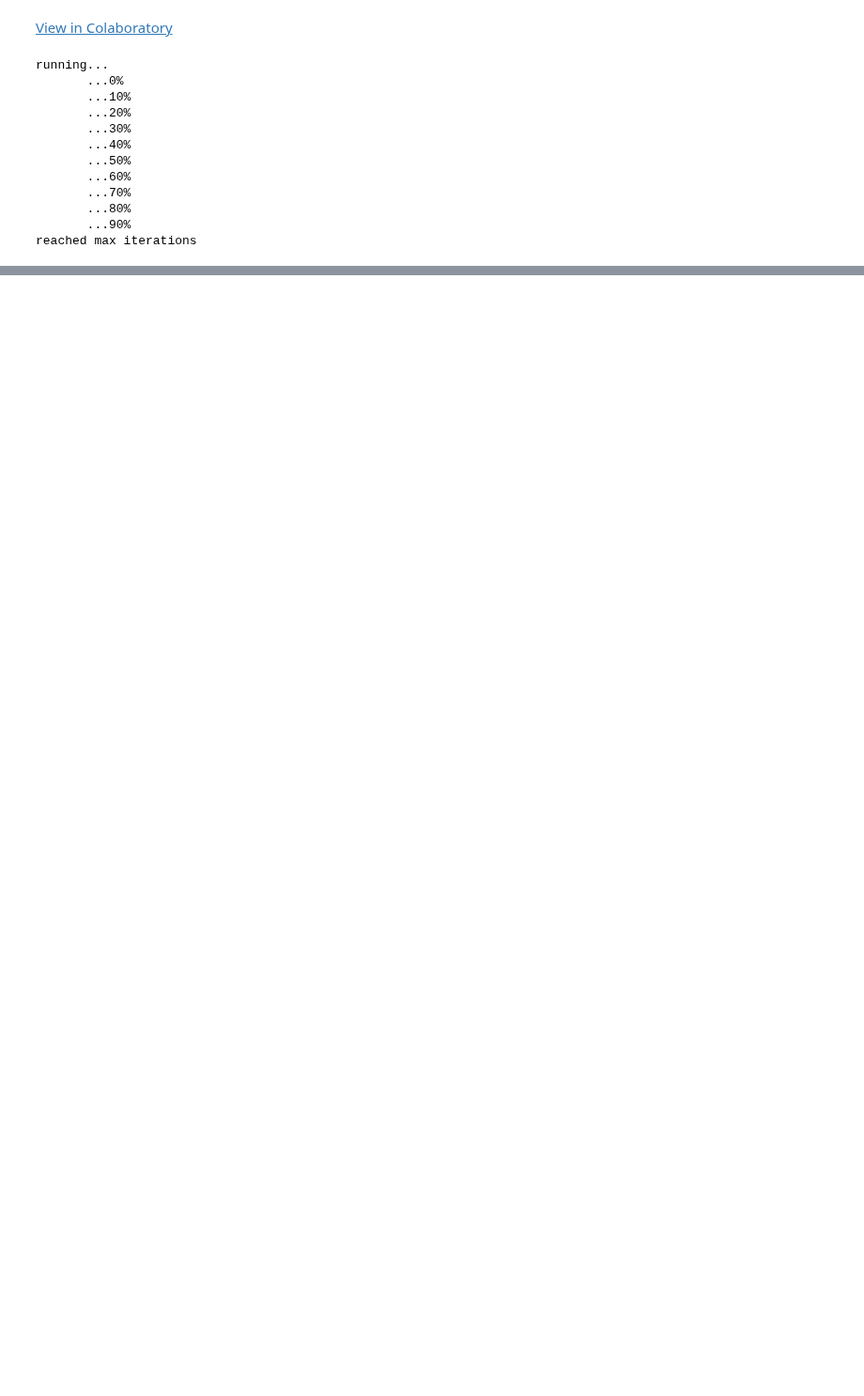
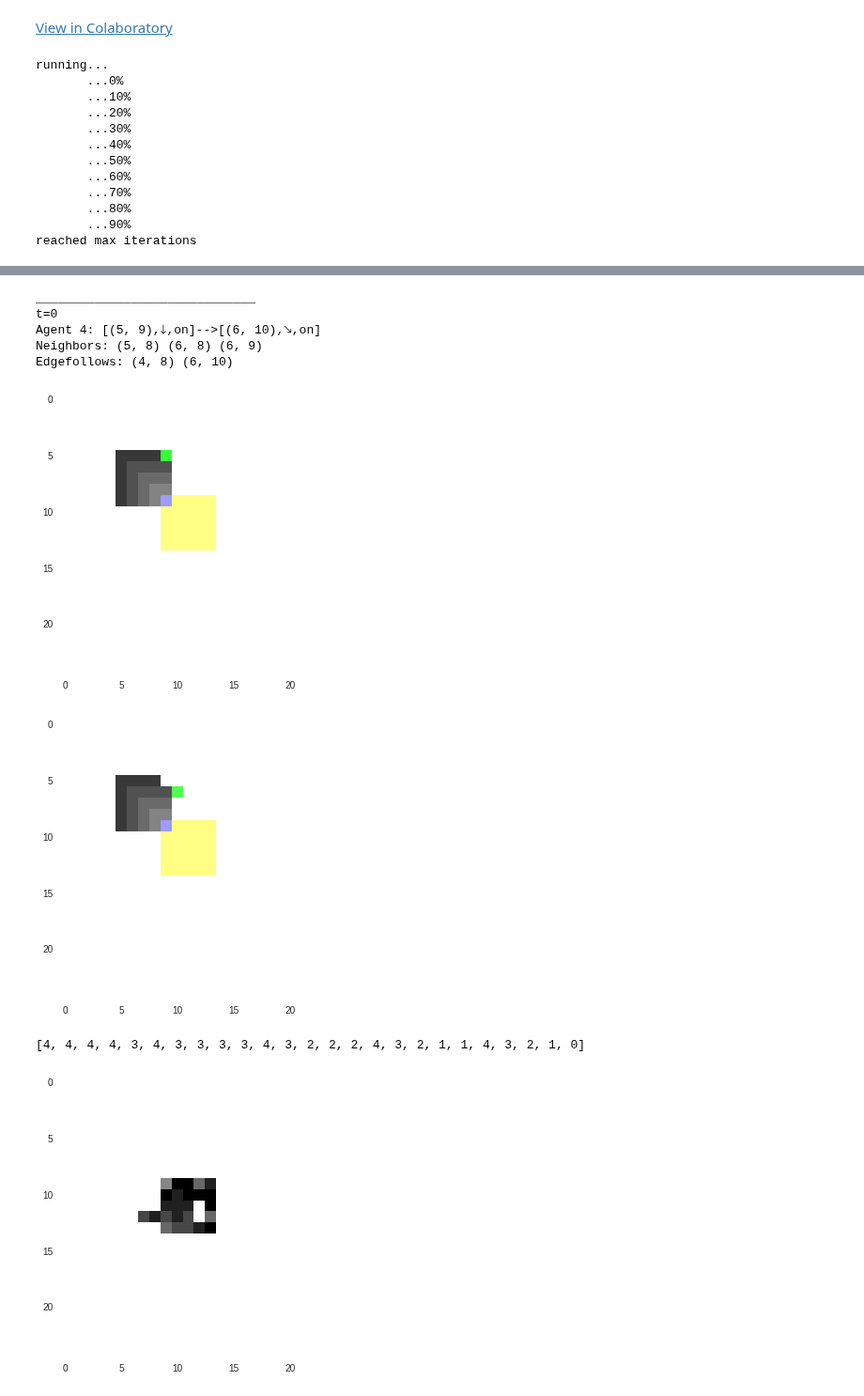
Before and after one commit to jpskycak/research_notebooks, a Jupyter notebook: modeling_programmable_self_assembly_with_cellular_automata.ipynb, the cells around one changed output, grey strips where cells are left out. Shown at 94% size. Cells and saved outputs as stored; diff of their text form; code cells hidden in the pictures; blank space fills up the shorter version.

```diff
--- a/modeling_programmable_self_assembly_with_cellular_automata.ipynb
+++ b/modeling_programmable_self_assembly_with_cellular_automata.ipynb
@@ -66,12 +66,14 @@ class Agents:
     grid = self.make_grid(highlight_agents_by_index=highlight_agents_by_index)
     self.logarray.append(grid)
 
-  def plot(self,t=-1):
-    grid = self.logarray[t]
-    plt.imshow(grid)
-    plt.grid(False)
-    plt.show()
+  def plot(self,t=0):
     print self.logstr[t]
+    nskip = 1
+    grids = [self.logarray[nskip+2*t],self.logarray[nskip+2*t+1]]
+    for grid in grids:
+      plt.imshow(grid)
+      plt.grid(False)
+      plt.show()
 
   #########################
   ### UPDATES UTILITIES ###
@@ -270,8 +272,10 @@ class Agents:
   def move(self,i):
     orig_coordinates = self.agent_coordinates[i]
     self.update_direction_coordinates(i)
+    self.coordinates_log.append(self.agent_coordinates)
     self.update_neighbors()
     self.update_gradient()
+    self.gradient_log.append(self.gradient)
     self.update_activities()
     if self.agent_coordinates[i] == orig_coordinates:
       return False
@@ -288,6 +292,8 @@ class Agents:
     self.grid_shape = (scale*L, scale*L)
     self.template_coordinates = self.init_template_coordinates()
     self.agent_coordinates = self.init_agent_coordinates()
+    self.coordinates_log = []
+    #self.coordinates_log.append(self.agent_coordinates)
     self.activity = self.init_activity()
     self.direction = self.init_direction()
     self.is_source = self.init_is_source()
@@ -295,9 +301,11 @@ class Agents:
     self.gradient = []
     self.update_neighbors()
     self.update_gradient()
+    self.gradient_log = []
+    #self.gradient_log.append(self.gradient)
 
     self.logstr = []
-    self.logarray = []
+    self.logarray = [self.make_grid()]
 
   def timestep(self,computation='parallel',log=True):
 
@@ -308,6 +316,7 @@ class Agents:
         if len(self.edgefollows(i))>0:
           if log:
             logstr_params0 = self.get_logstr_params(i)
+            self.update_logarray(highlight_agents_by_index=[i])
             self.move(i)
             logstr_params1 = self.get_logstr_params(i)
             self.update_logstr(i,logstr_params0,logstr_params1)
@@ -321,6 +330,7 @@ class Agents:
           while ans:
             if log:
               logstr_params0 = self.get_logstr_params(i)
+              self.update_logarray(highlight_agents_by_index=[i])
               ans = self.move(i)
               logstr_params1 = self.get_logstr_params(i)
               self.update_logstr(i,logstr_params0,logstr_params1)
@@ -364,8 +374,3 @@ running...
        ...80%
        ...90%
 reached max iterations
-# %%
-for t in range(20):
-  print '______________________________'
-  print 't='+str(t)
-  a.plot(t)
@@ -406,0 +377,27 @@ t=5
+# %%
+for t in range(5):
+  print '______________________________'
+  print 't='+str(t)
+  a.plot(t)
+  gradient_log = a.gradient_log[t]
+  coordinates_log = a.coordinates_log[t]
+  print gradient_log
+
+  arrayshape = a.logarray[t].shape
+  gradarray = np.zeros((arrayshape[0],arrayshape[1]))
+  for i,(x,y) in enumerate(coordinates_log):
+    gradarray[x,y] = float(5+gradient_log[i])/10
+  #print gradarray
+  plt.imshow(gradarray)
+  plt.grid(False)
+  plt.show()
+# %% [output]
+______________________________
+t=0
+Agent 4: [(5, 9),🡓,on]-->[(6, 10),🡖,on]
+Neighbors: (5, 8) (6, 8) (6, 9)
+Edgefollows: (4, 8) (6, 10)
+[figure, added]
+[figure, added]
+[4, 4, 4, 4, 3, 4, 3, 3, 3, 3, 4, 3, 2, 2, 2, 4, 3, 2, 1, 1, 4, 3, 2, 1, 0]
+[figure, added]
```
Also changed, not shown: parts of 2 cells of this notebook.
